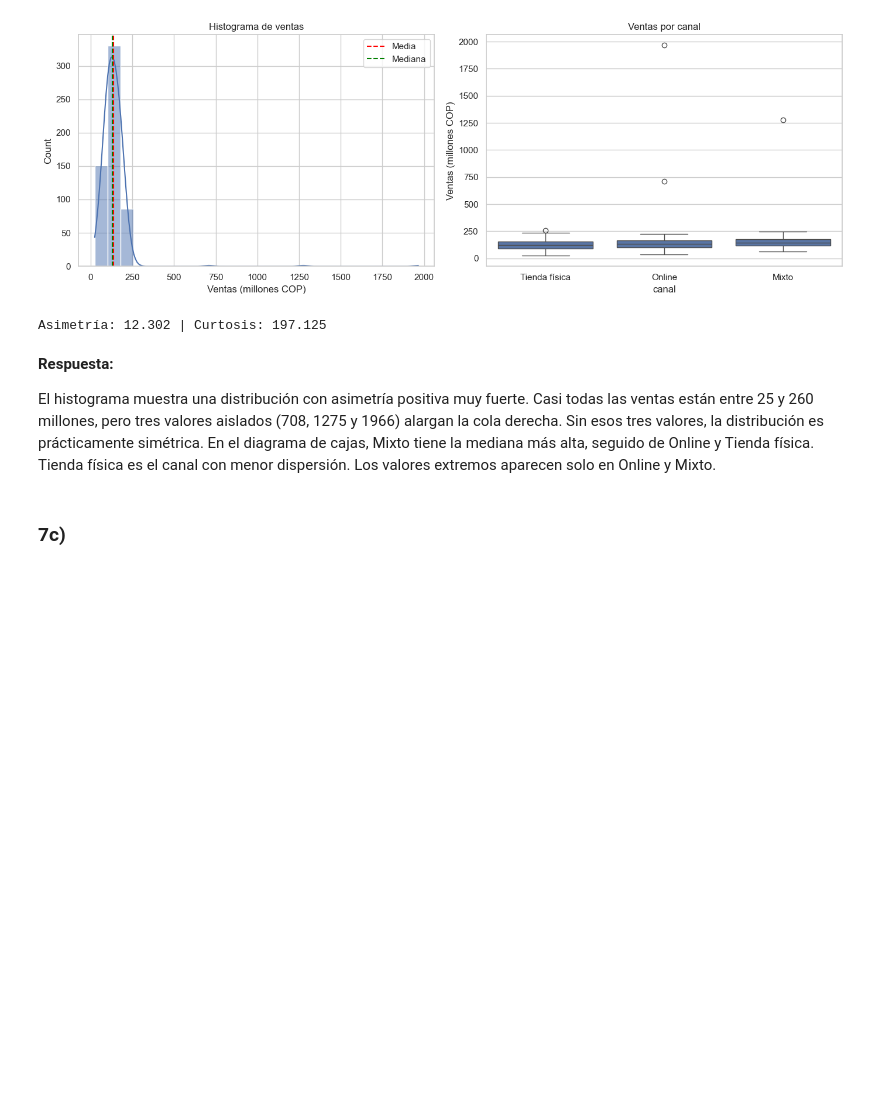
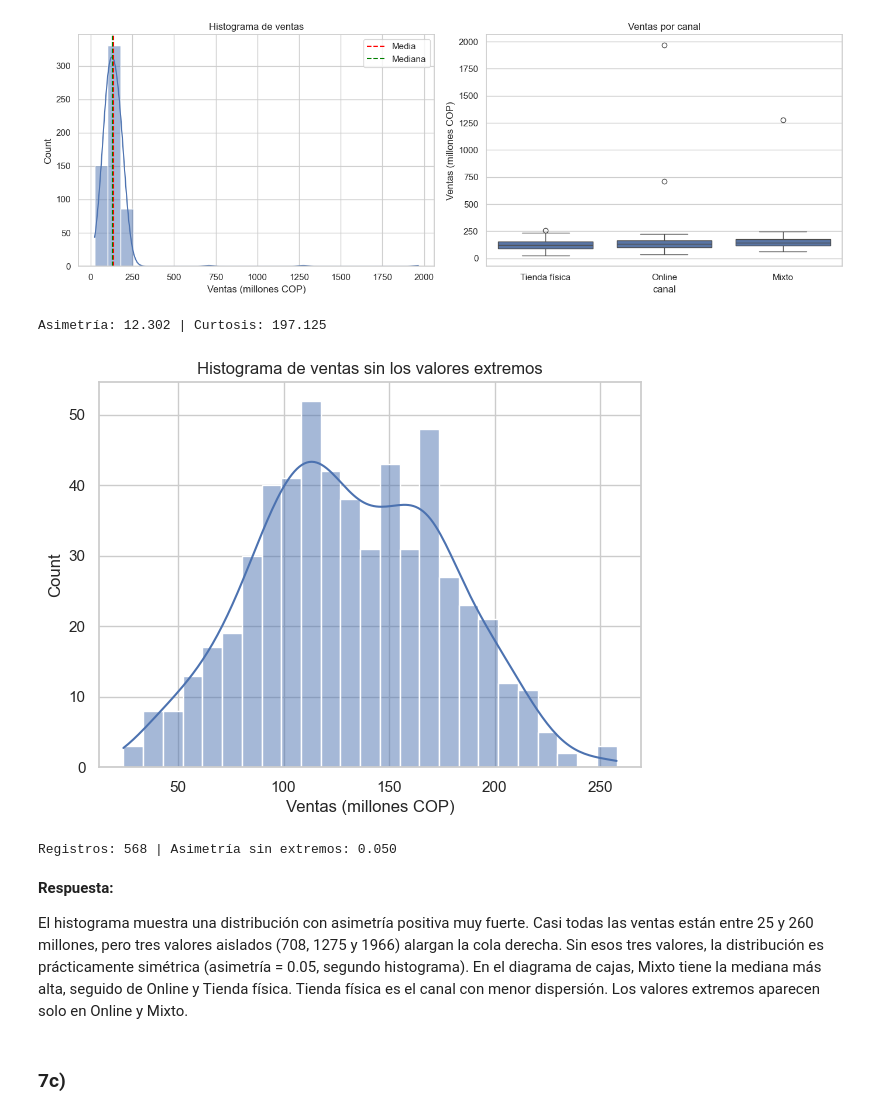
Before and after one commit to danielpaya/EDA_PARCIAL2, a Jupyter notebook: parcial_EDA_parte2.ipynb, the cells around one changed output. Cells and saved outputs as stored; diff of their text form; code cells hidden in the pictures; blank space fills up the shorter version.

```diff
--- a/parcial_EDA_parte2.ipynb
+++ b/parcial_EDA_parte2.ipynb
@@ -445,10 +455,24 @@ print(f"Asimetría: {df_l['ventas'].skew():.3f} | Curtosis: {df_l['ventas'].kurt
 # %% [output]
 [figure]
 Asimetría: 12.302 | Curtosis: 197.125
+# %%
+# Histograma sin los 3 valores extremos (> 270) para ver la forma del resto de la distribución
+ventas_sin_ext = df_l.loc[df_l['ventas'] < 270, 'ventas']
+
+plt.figure(figsize=(7, 5))
+sns.histplot(ventas_sin_ext, kde=True, bins=25)
+plt.title('Histograma de ventas sin los valores extremos')
+plt.xlabel('Ventas (millones COP)')
+plt.show()
+
+print(f'Registros: {len(ventas_sin_ext)} | Asimetría sin extremos: {ventas_sin_ext.skew():.3f}')
+# %% [output]
+[figure, added]
+Registros: 568 | Asimetría sin extremos: 0.050
 # %% [markdown]
 **Respuesta:**
 
-El histograma muestra una distribución con asimetría positiva muy fuerte. Casi todas las ventas están entre 25 y 260 millones, pero tres valores aislados (708, 1275 y 1966) alargan la cola derecha. Sin esos tres valores, la distribución es prácticamente simétrica. En el diagrama de cajas, Mixto tiene la mediana más alta, seguido de Online y Tienda física. Tienda física es el canal con menor dispersión. Los valores extremos aparecen solo en Online y Mixto.
+El histograma muestra una distribución con asimetría positiva muy fuerte. Casi todas las ventas están entre 25 y 260 millones, pero tres valores aislados (708, 1275 y 1966) alargan la cola derecha. Sin esos tres valores, la distribución es prácticamente simétrica (asimetría = 0.05, segundo histograma). En el diagrama de cajas, Mixto tiene la mediana más alta, seguido de Online y Tienda física. Tienda física es el canal con menor dispersión. Los valores extremos aparecen solo en Online y Mixto.
 # %% [markdown]
 ### 7c)
 # %%
```
Also changed, not shown: parts of 18 cells of this notebook.
